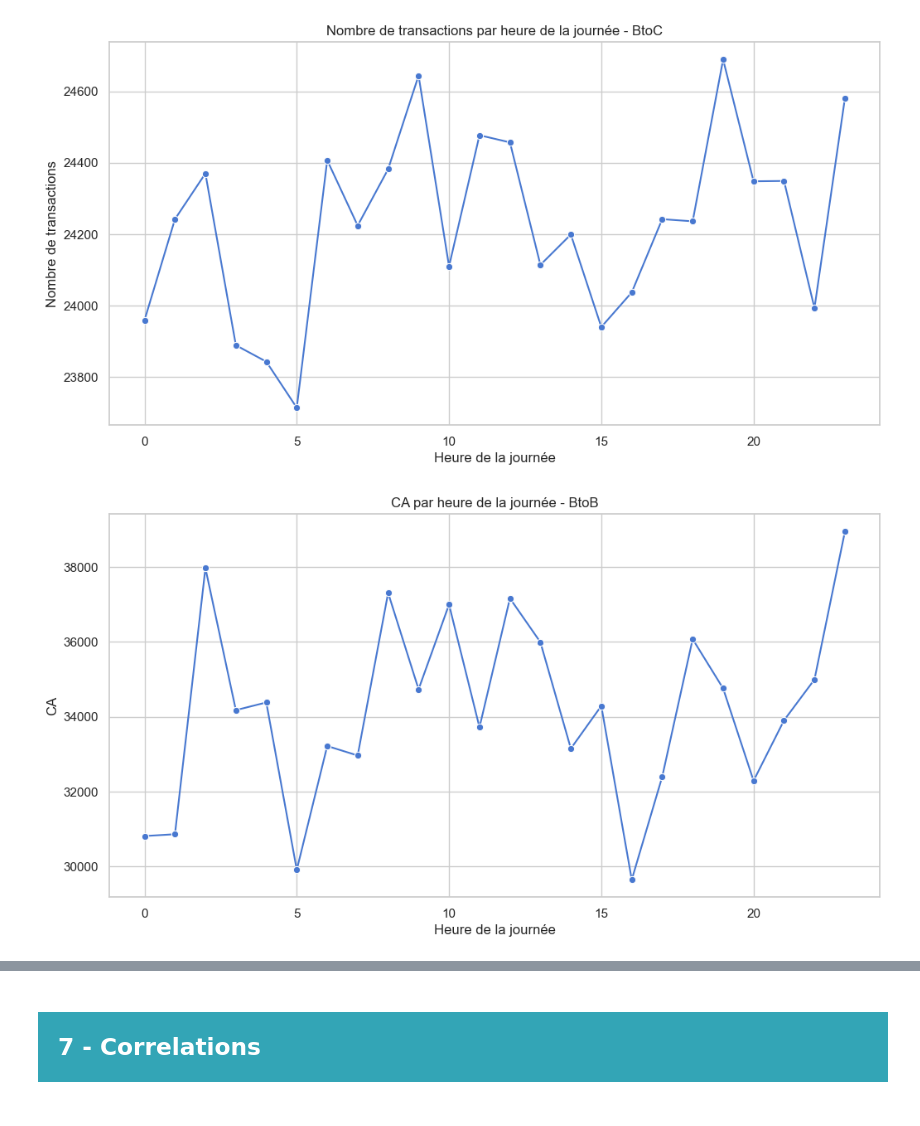
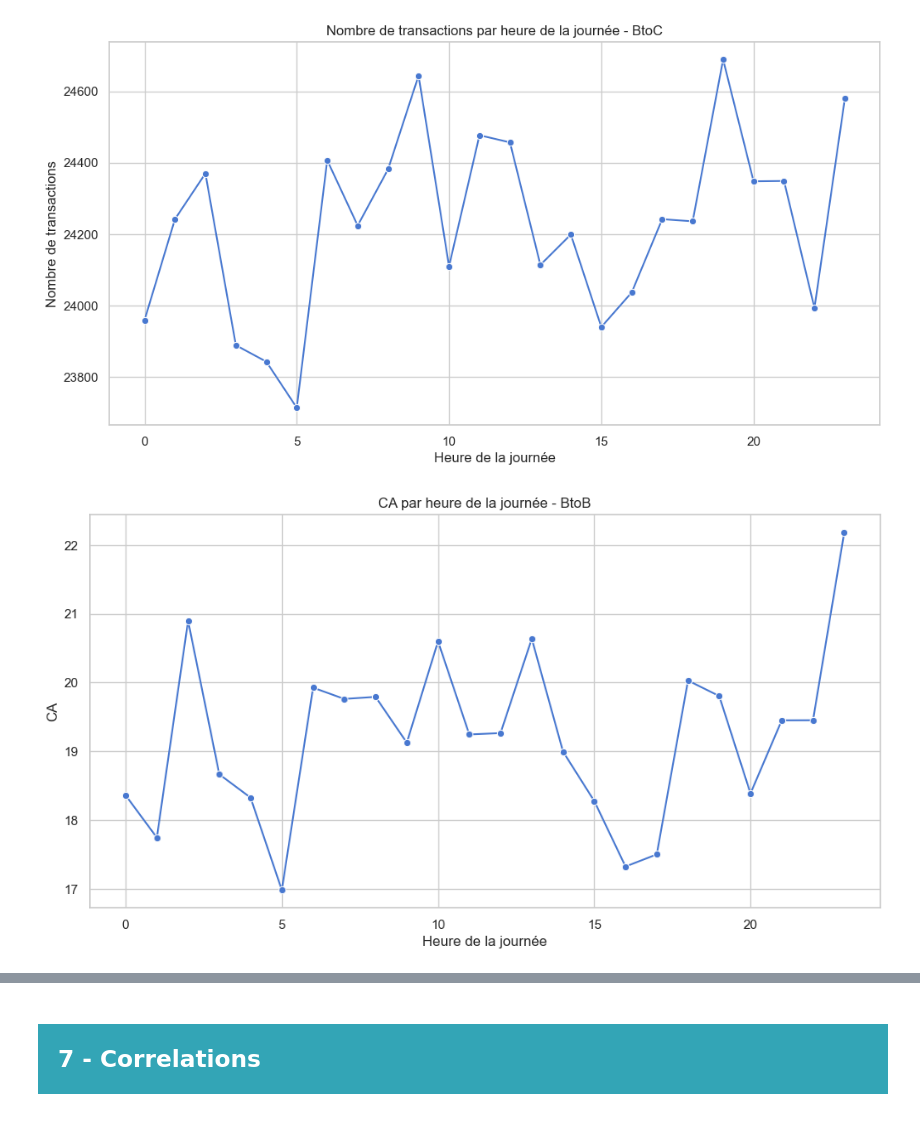
Before and after one commit to obenmaha/analyse-ventes-librairie, a Jupyter notebook: Analyse des Vente_V2.ipynb, the cells around one changed output, grey strips where cells are left out. Saved outputs shown, nothing was run; the diff lists cells and outputs as text; code cells hidden in the pictures.

```diff
--- a/Analyse des Vente_V2.ipynb
+++ b/Analyse des Vente_V2.ipynb
@@ -1333,17 +1333,17 @@ See the caveats in the documentation: https://pandas.pydata.org/pandas-docs/stab
 [figure]
 # %%
 # Compter le nombre de transactions par heure
-ca_by_hour_btob = df_merge_btob.groupby('hour')['price'].sum()
+ca_by_hour_btob = df_merge_btob.groupby('hour')['price'].mean()
 
 # Tracer le graphique
 plt.figure(figsize=(12, 6))
 sns.lineplot(x=ca_by_hour_btob.index, y=ca_by_hour_btob.values, marker='o')
 plt.title("CA par heure de la journée - BtoB")
 plt.xlabel("Heure de la journée")
 plt.ylabel("CA")
 plt.grid(True)
 plt.show()
 # %% [output]
-[figure, old version]
+[figure, new version]
 # %%
 # Compter le nombre de transactions par heure
```
Also changed, not shown: parts of 15 cells of this notebook, 1 other file.
